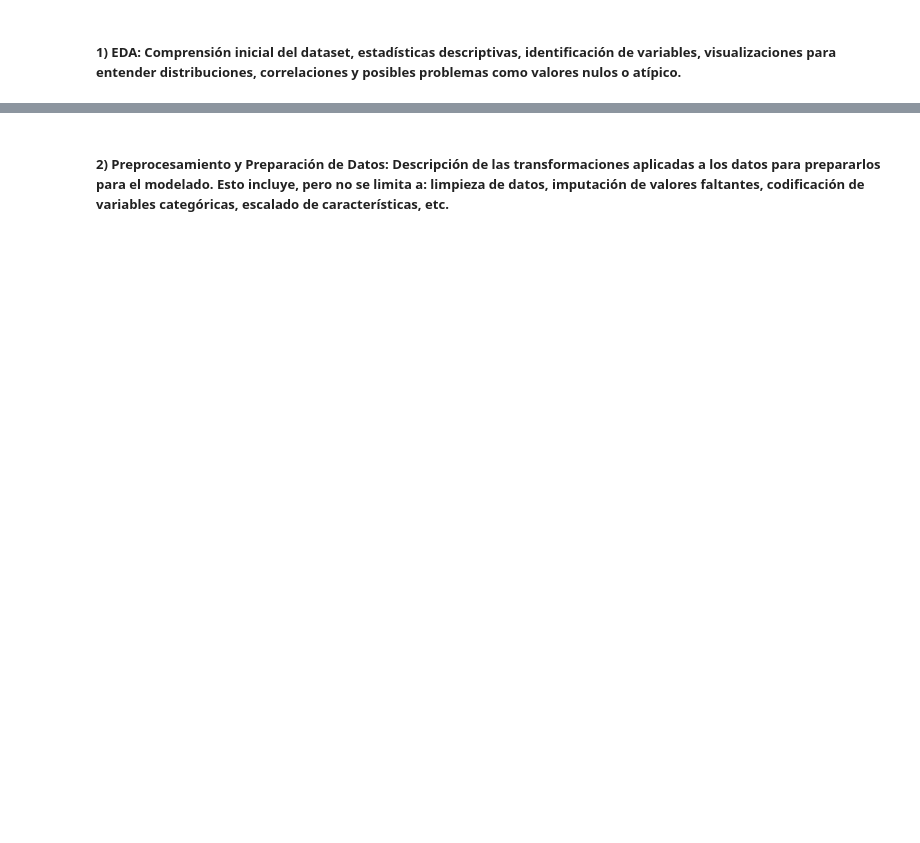
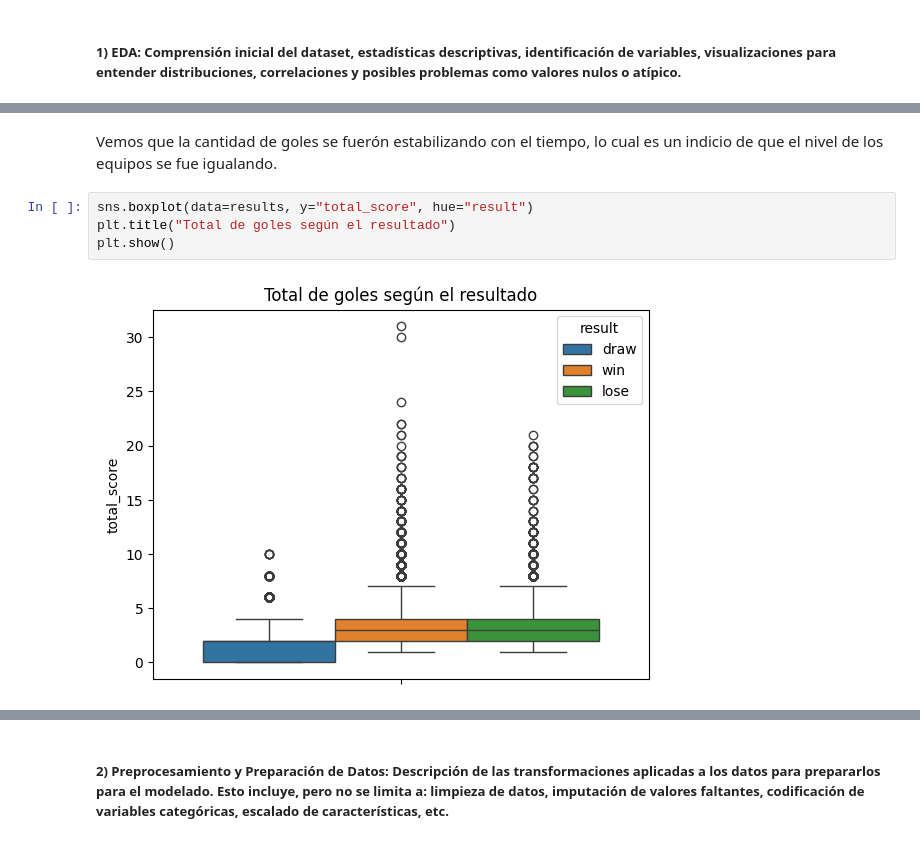
Before and after one commit to carlosrivasa/tpAdM, a Jupyter notebook: FIFA2026.ipynb, the cells around one changed output, grey strips where cells are left out. Cells and saved outputs as stored; diff of their text form; blank space fills up the shorter version.

```diff
--- a/FIFA2026.ipynb
+++ b/FIFA2026.ipynb
@@ -69,0 +146,8 @@ dtype: int64
+# %% [markdown]
+Vemos que la cantidad de goles se fuerón estabilizando con el tiempo, lo cual es un indicio de que el nivel de los equipos se fue igualando.
+# %%
+sns.boxplot(data=results, y="total_score", hue="result")
+plt.title("Total de goles según el resultado")
+plt.show()
+# %% [output]
+[figure, added]
```
Also changed, not shown: parts of 41 cells of this notebook, 2 other files.
